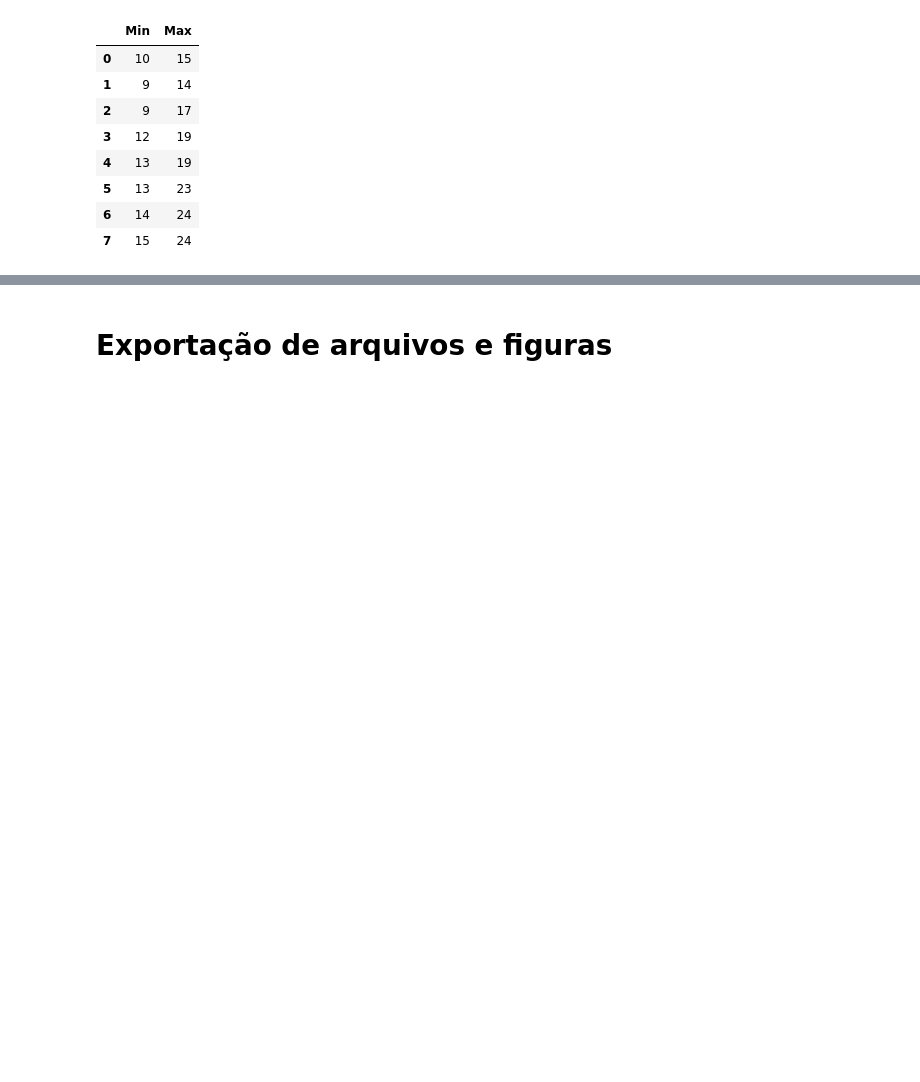
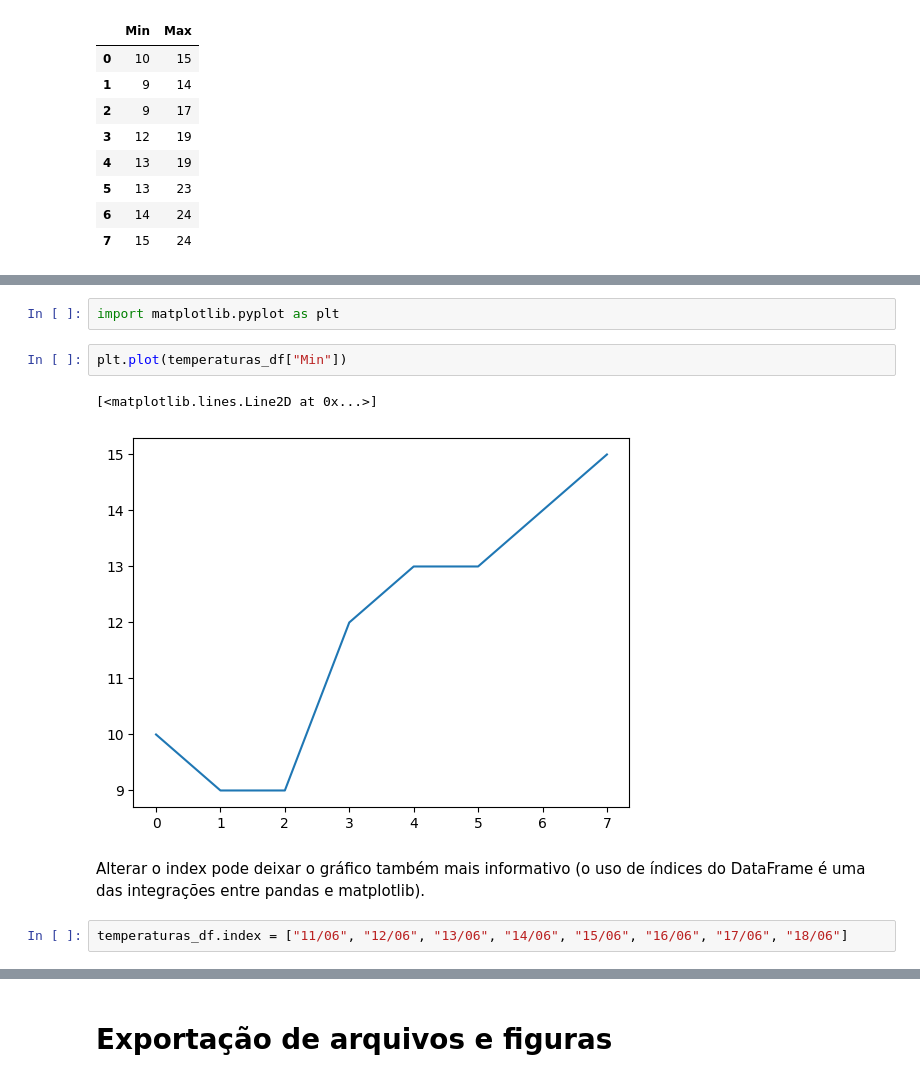
Before and after one commit to SantosRAC/gvenck_python_intro_2025, a Jupyter notebook: Dia_2.ipynb, the cells around one changed output, grey strips where cells are left out. Drawn from its saved outputs; the diff is of its cells as text; blank space fills up the shorter version.

Commit message:
Plotting !

```diff
--- a/Dia_2.ipynb
+++ b/Dia_2.ipynb
@@ -435,0 +402,11 @@ A biblioteca Matplotlib é uma das mais comuns para visualização de dados em P
+# %%
+import matplotlib.pyplot as plt
+# %%
+plt.plot(temperaturas_df["Min"])
+# %% [output]
+[<matplotlib.lines.Line2D at 0x...>]
+[figure, added]
+# %% [markdown]
+Alterar o index pode deixar o gráfico também mais informativo (o uso de índices do DataFrame é uma das integrações entre pandas e matplotlib).
+# %%
+temperaturas_df.index = ["11/06", "12/06", "13/06", "14/06", "15/06", "16/06", "17/06", "18/06"]
```
Also changed, not shown: parts of 50 cells of this notebook.
